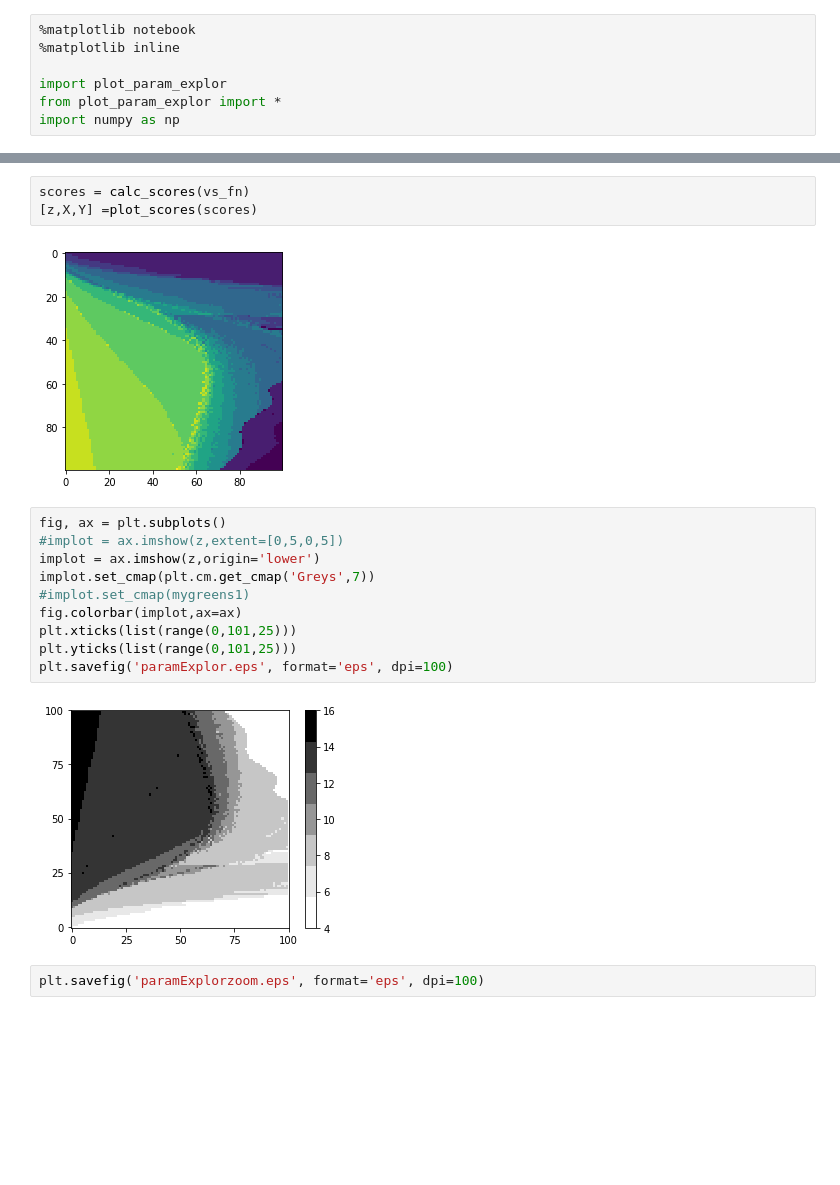
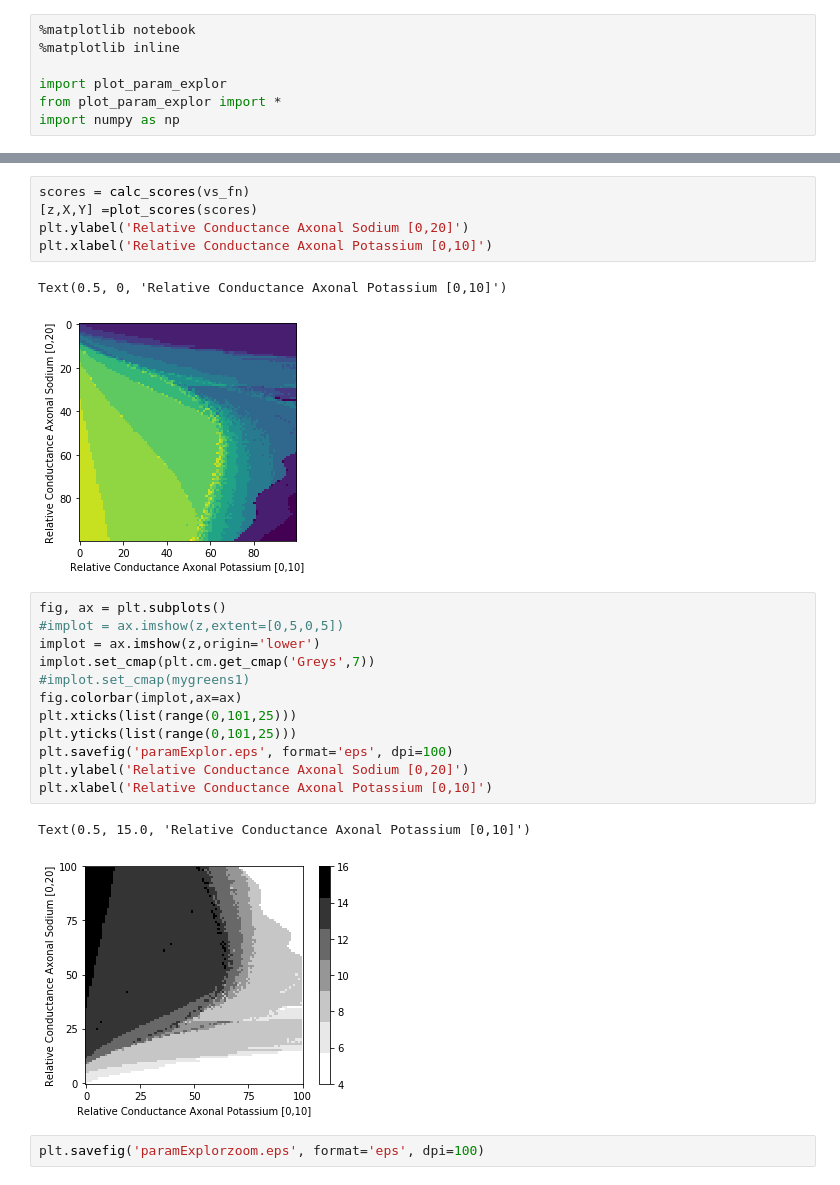
Before and after one commit to roybens/NeuroGPU, a Jupyter notebook: GUI/Show param explor.ipynb, the cells around one changed output, grey strips where cells are left out. Saved outputs shown, nothing was run; the diff lists cells and outputs as text; blank space fills up the shorter version.

```diff
--- a/GUI/Show param explor.ipynb
+++ b/GUI/Show param explor.ipynb
@@ -14,8 +22,11 @@ params = np.array(gen_params())
 # %%
 scores = calc_scores(vs_fn)
 [z,X,Y] =plot_scores(scores)
+plt.ylabel('Relative Conductance Axonal Sodium [0,20]')
+plt.xlabel('Relative Conductance Axonal Potassium [0,10]')
 # %% [output]
+Text(0.5, 0, 'Relative Conductance Axonal Potassium [0,10]')
-[figure, old version]
+[figure, new version]
 # %%
 fig, ax = plt.subplots()
 #implot = ax.imshow(z,extent=[0,5,0,5])
@@ -26,8 +37,11 @@ fig.colorbar(implot,ax=ax)
 plt.xticks(list(range(0,101,25)))
 plt.yticks(list(range(0,101,25)))
 plt.savefig('paramExplor.eps', format='eps', dpi=100)
+plt.ylabel('Relative Conductance Axonal Sodium [0,20]')
+plt.xlabel('Relative Conductance Axonal Potassium [0,10]')
 # %% [output]
+Text(0.5, 15.0, 'Relative Conductance Axonal Potassium [0,10]')
-[figure, old version]
+[figure, new version]
 # %%
 plt.savefig('paramExplorzoom.eps', format='eps', dpi=100)
 # %% [output]
```
Also changed, not shown: parts of 5 cells of this notebook, 6 other files.
